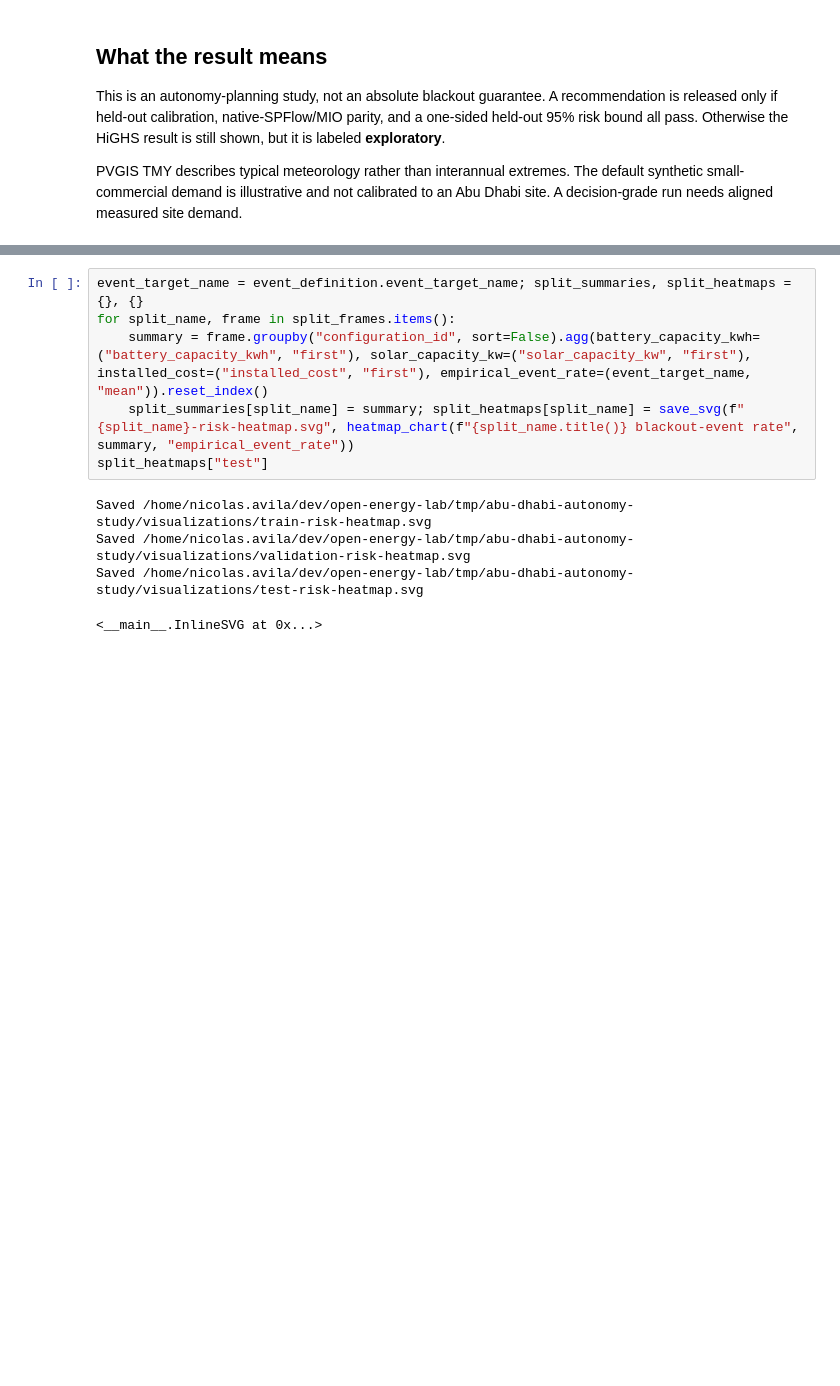
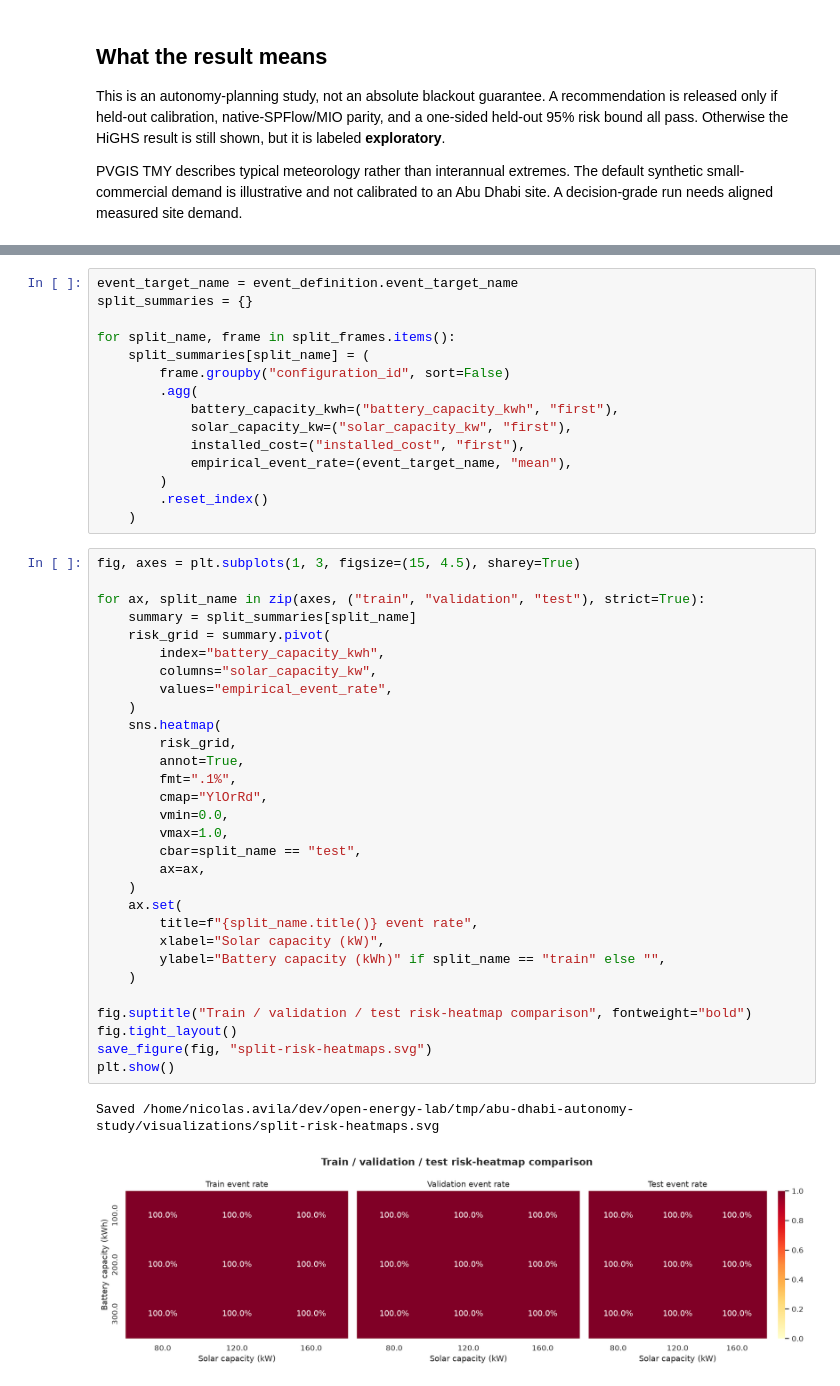
Before and after one commit to nicosquare/open-energy-lab, a Jupyter notebook: examples/tpm_planning/discrete_study_walkthrough.ipynb, the cells around one changed output, grey strips where cells are left out. Cells and saved outputs as stored; diff of their text form; blank space fills up the shorter version.

```diff
--- a/examples/tpm_planning/discrete_study_walkthrough.ipynb
+++ b/examples/tpm_planning/discrete_study_walkthrough.ipynb
@@ -220,12 +679,49 @@ test rows=2,250 seed=101 sha=c0a803a9a7974e1b /home/nicolas.avila/dev/open-energ
+# %%
+event_target_name = event_definition.event_target_name
+split_summaries = {}
+
+for split_name, frame in split_frames.items():
+    split_summaries[split_name] = (
+        frame.groupby("configuration_id", sort=False)
+        .agg(
+            battery_capacity_kwh=("battery_capacity_kwh", "first"),
+            solar_capacity_kw=("solar_capacity_kw", "first"),
+            installed_cost=("installed_cost", "first"),
+            empirical_event_rate=(event_target_name, "mean"),
+        )
+        .reset_index()
+    )
 # %%
-event_target_name = event_definition.event_target_name; split_summaries, split_heatmaps = {}, {}
-for split_name, frame in split_frames.items():
-    summary = frame.groupby("configuration_id", sort=False).agg(battery_capacity_kwh=("battery_capacity_kwh", "first"), solar_capacity_kw=("solar_capacity_kw", "first"), installed_cost=("installed_cost", "first"), empirical_event_rate=(event_target_name, "mean")).reset_index()
-    split_summaries[split_name] = summary; split_heatmaps[split_name] = save_svg(f"{split_name}-risk-heatmap.svg", heatmap_chart(f"{split_name.title()} blackout-event rate", summary, "empirical_event_rate"))
-split_heatmaps["test"]
+fig, axes = plt.subplots(1, 3, figsize=(15, 4.5), sharey=True)
+
+for ax, split_name in zip(axes, ("train", "validation", "test"), strict=True):
+    summary = split_summaries[split_name]
+    risk_grid = summary.pivot(
+        index="battery_capacity_kwh",
+        columns="solar_capacity_kw",
+        values="empirical_event_rate",
+    )
+    sns.heatmap(
+        risk_grid,
+        annot=True,
+        fmt=".1%",
+        cmap="YlOrRd",
+        vmin=0.0,
+        vmax=1.0,
+        cbar=split_name == "test",
+        ax=ax,
+    )
+    ax.set(
+        title=f"{split_name.title()} event rate",
+        xlabel="Solar capacity (kW)",
+        ylabel="Battery capacity (kWh)" if split_name == "train" else "",
+    )
+
+fig.suptitle("Train / validation / test risk-heatmap comparison", fontweight="bold")
+fig.tight_layout()
+save_figure(fig, "split-risk-heatmaps.svg")
+plt.show()
 # %% [output]
-Saved /home/nicolas.avila/dev/open-energy-lab/tmp/abu-dhabi-autonomy-study/visualizations/train-risk-heatmap.svg
-Saved /home/nicolas.avila/dev/open-energy-lab/tmp/abu-dhabi-autonomy-study/visualizations/validation-risk-heatmap.svg
-Saved /home/nicolas.avila/dev/open-energy-lab/tmp/abu-dhabi-autonomy-study/visualizations/test-risk-heatmap.svg
+Saved /home/nicolas.avila/dev/open-energy-lab/tmp/abu-dhabi-autonomy-study/visualizations/split-risk-heatmaps.svg
-<__main__.InlineSVG at 0x...>
+[figure, added]
 # %% [markdown]
```
Also changed, not shown: parts of 58 cells of this notebook, 6 other files.
